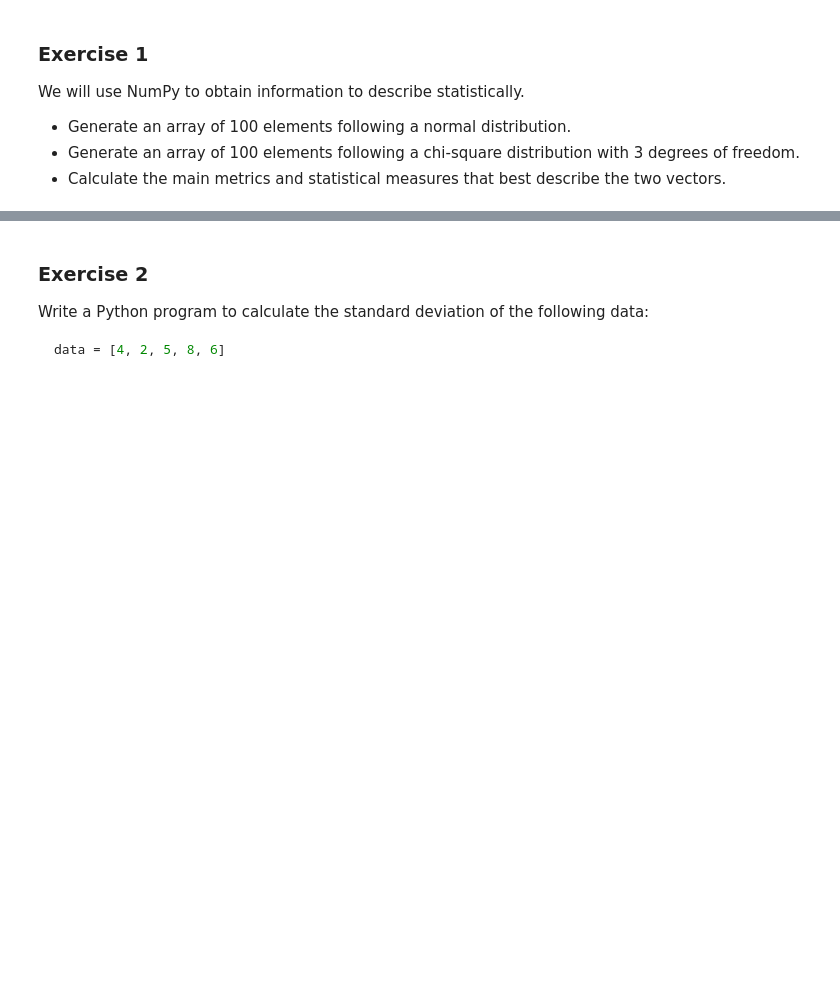
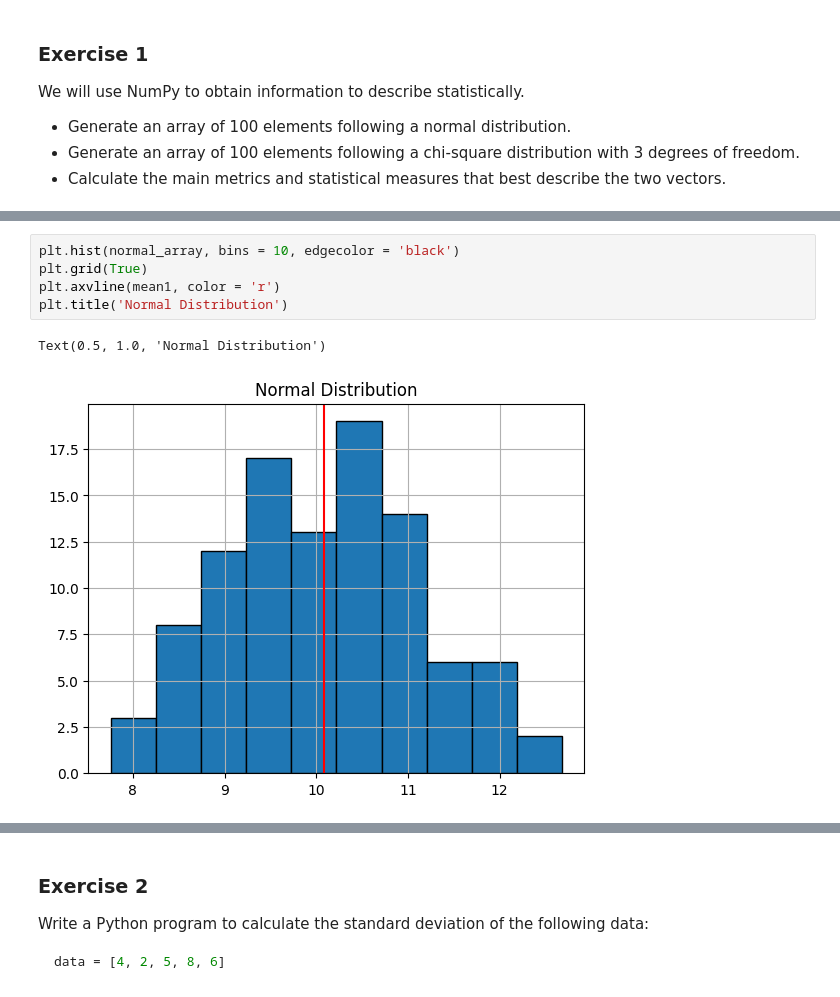
Before and after one commit to Mario162003/descriptive-statistics-exercises-project-with-python, a Jupyter notebook: notebook/problems.ipynb, the cells around one changed output, grey strips where cells are left out. Cells and saved outputs as stored; diff of their text form; blank space fills up the shorter version.

```diff
--- a/notebook/problems.ipynb
+++ b/notebook/problems.ipynb
@@ -66,0 +72,8 @@ Maximum Value: 12.098996993811292
+# %%
+plt.hist(normal_array, bins = 10, edgecolor = 'black')
+plt.grid(True)
+plt.axvline(mean1, color = 'r')
+plt.title('Normal Distribution')
+# %% [output]
+Text(0.5, 1.0, 'Normal Distribution')
+[figure, added]
```
Also changed, not shown: parts of 4 cells of this notebook.
